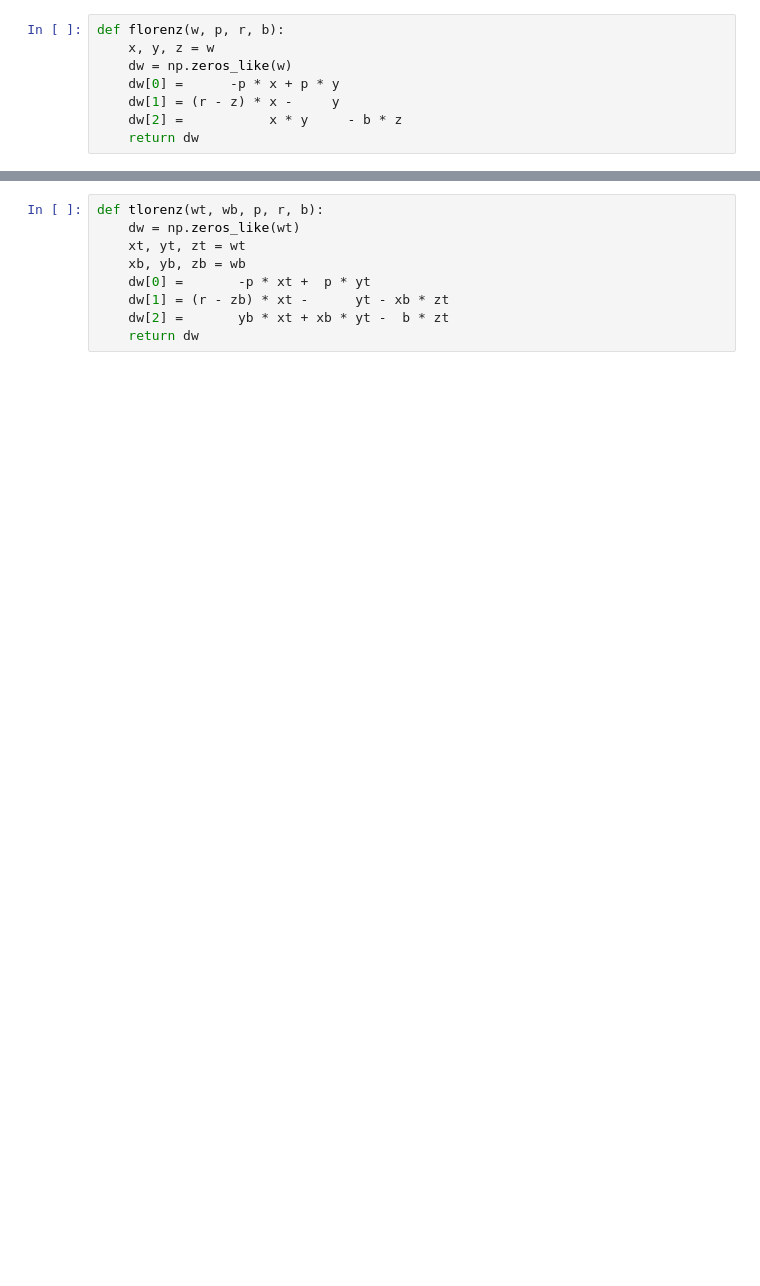
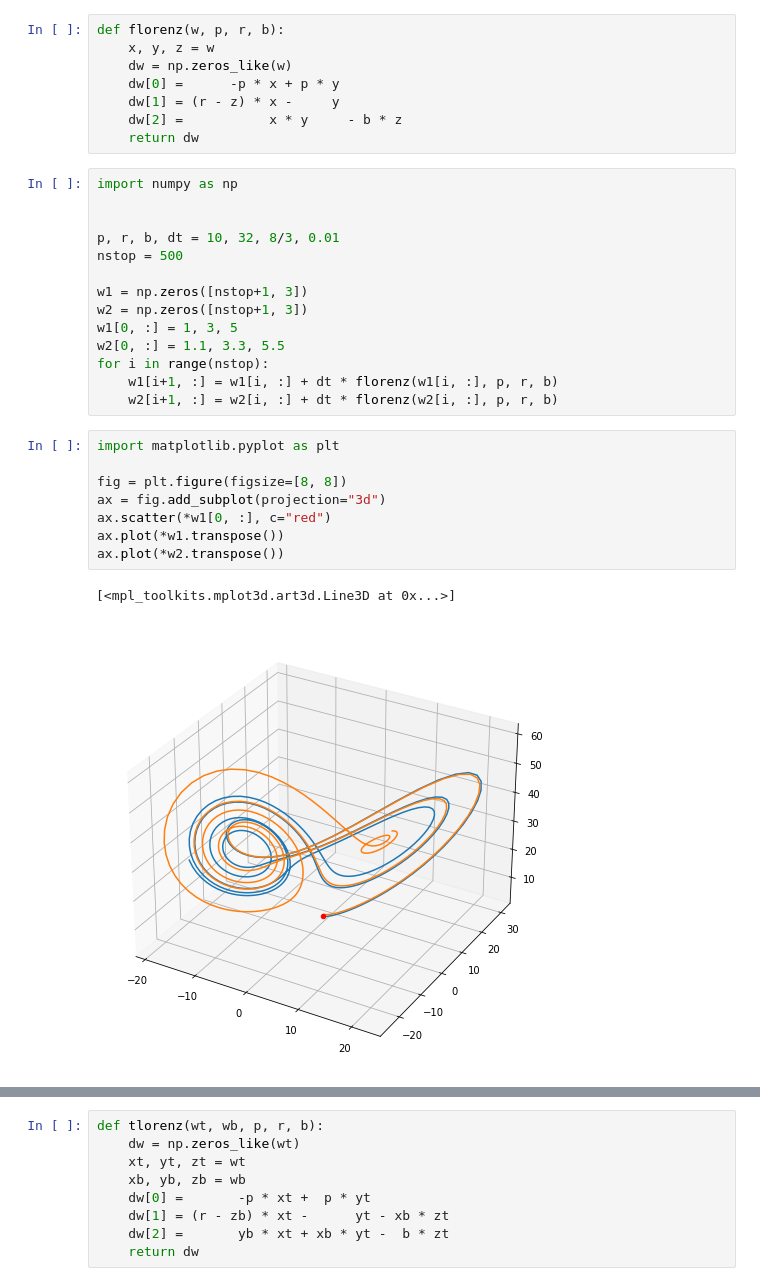
Before and after one commit to tenomoto/pymetds, a Jupyter notebook: Lorenz.ipynb, the cells around one changed output, grey strips where cells are left out. Drawn from its saved outputs; the diff is of its cells as text; blank space fills up the shorter version.

```diff
--- a/Lorenz.ipynb
+++ b/Lorenz.ipynb
@@ -140,3 +99,28 @@ def florenz(w, p, r, b):
     dw[1] = (r - z) * x -     y
     dw[2] =           x * y     - b * z
     return dw
+# %%
+import numpy as np
+
+
+p, r, b, dt = 10, 32, 8/3, 0.01
+nstop = 500
+
+w1 = np.zeros([nstop+1, 3])
+w2 = np.zeros([nstop+1, 3])
+w1[0, :] = 1, 3, 5
+w2[0, :] = 1.1, 3.3, 5.5
+for i in range(nstop):
+    w1[i+1, :] = w1[i, :] + dt * florenz(w1[i, :], p, r, b)
+    w2[i+1, :] = w2[i, :] + dt * florenz(w2[i, :], p, r, b)
+# %%
+import matplotlib.pyplot as plt
+
+fig = plt.figure(figsize=[8, 8])
+ax = fig.add_subplot(projection="3d")
+ax.scatter(*w1[0, :], c="red")
+ax.plot(*w1.transpose())
+ax.plot(*w2.transpose())
+# %% [output]
+[<mpl_toolkits.mplot3d.art3d.Line3D at 0x...>]
+[figure, added]
```
Also changed, not shown: parts of 22 cells of this notebook.
